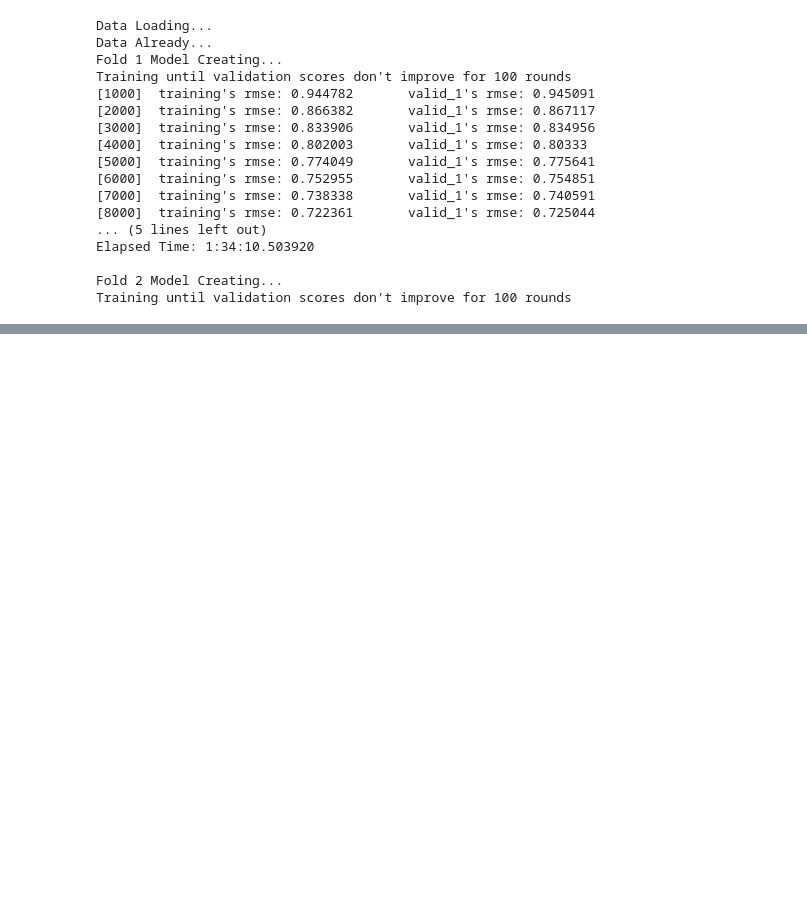
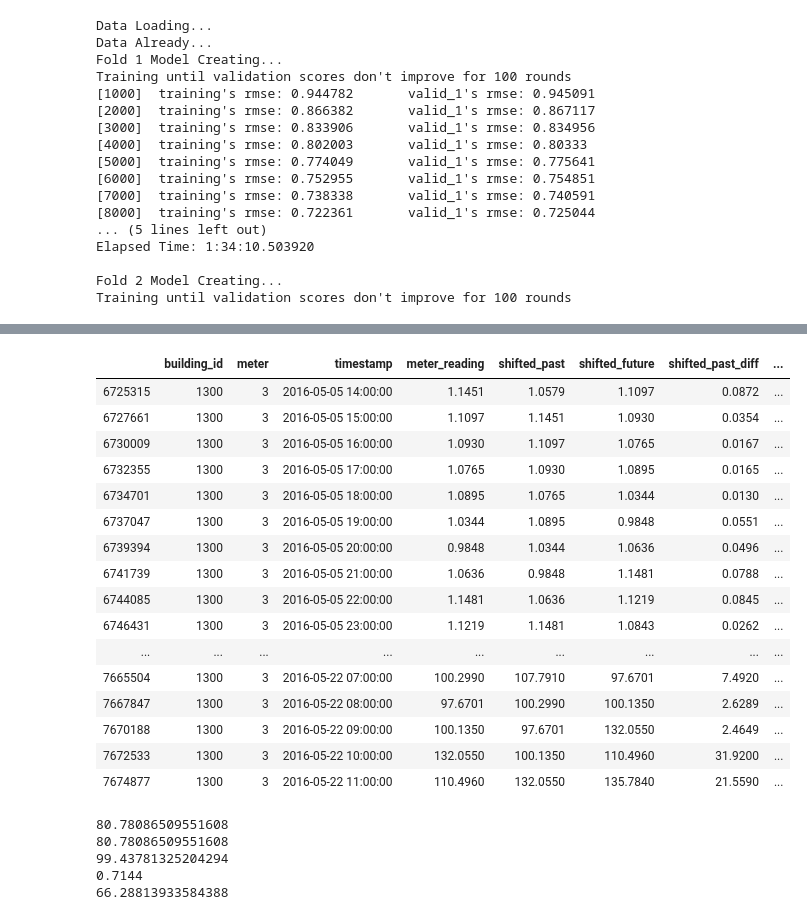
Before and after one commit to navitacion/ashrae-energy-prediction, a Jupyter notebook: notebook/LGBM Baseline.ipynb, the cells around one changed output, grey strips where cells are left out. Cells and saved outputs as stored; diff of their text form; code cells hidden in the pictures; blank space fills up the shorter version.

```diff
--- a/notebook/LGBM Baseline.ipynb
+++ b/notebook/LGBM Baseline.ipynb
@@ -1,4 +1,6 @@
 # %%
+%matplotlib inline
+
 import numpy as np
 import pandas as pd
 import category_encoders as ce
@@ -14,6 +16,9 @@ import lightgbm as lgb
 import matplotlib.pyplot as plt
 import seaborn as sns
 
+pd.set_option('max_rows', 9999)
+pd.set_option('max_columns', 9999)
+
 SEED = 42
 np.random.seed(SEED)
 # %% [markdown]
@@ -75,6 +80,7 @@ def extract_id_meter(df, building_id, meter):
 # %% [markdown]
 # Prepare data
 # %%
+# Preprocessing for Core Data
 def prep_core_data(df):
     # Check lossed Date  ####################################################################
     id_list = []
@@ -97,11 +103,11 @@ def prep_core_data(df):
     })
     del id_list, meter_list, rows_list
 
-    # Fill dropped Date
+    # Fill dropped Date  ####################################################################
     def fill_date(_df, building_id, meter):
         temp = extract_id_meter(_df, building_id, meter)
 
-        dates_DF = pd.DataFrame(pd.date_range('2016-1-1', periods=366*24, freq='H'), columns=['Date'])
+        dates_DF = pd.DataFrame(pd.date_range('2016-1-1', periods=366 * 24, freq='H'), columns=['Date'])
         dates_DF['Date'] = dates_DF['Date'].apply(lambda x: x.strftime('%Y-%m-%d %T'))
 
         temp = pd.merge(temp, dates_DF, how="outer", left_on=['timestamp'], right_on=['Date'])
@@ -121,14 +127,22 @@ def prep_core_data(df):
     # Interpolate    ####################################################################
     for _id in range(df['building_id'].nunique()):
         for meter in df['meter'].unique().tolist():
+            # Extract by building_id, meter
             temp = extract_id_meter(df, _id, meter)
             temp = temp.sort_values(by='timestamp')
 
             if temp.empty:
                 continue
-            # meter_readingが0のものを欠損として扱う
+
+            # Deal the values between 0 and 0 as Nan
+            temp['shifted_past'] = temp['meter_reading'].shift()
+            temp['shifted_future'] = temp['meter_reading'].shift(-1)
+            drop_rows = temp.query("shifted_past == 0 & shifted_future == 0 & meter_reading > 0")
+            df.loc[drop_rows.index, 'meter_reading'] = np.nan
+
+            # Date of meter_reading == 0 deals as NaN
             temp.loc[temp['meter_reading'] == 0, 'meter_reading'] = np.nan
-            # 欠損を内挿で埋める(あまり長い欠損は対象外)
+            # Use Interpolation for Filling NaN
             temp['meter_reading'] = temp['meter_reading'].interpolate(limit_area='inside', limit=5)
             df.loc[temp.index, 'meter_reading'] = temp.loc[temp.index, 'meter_reading']
 
@@ -446,0 +513,3 @@ sub.to_csv("../Output/submission_{}_oof_{:.3f}.csv".format(today, model.oof), in
+# %%
+temp = train[train['building_id'] == 0]
+temp.head(200)
@@ -446,0 +534,42 @@ sub.to_csv("../Output/submission_{}_oof_{:.3f}.csv".format(today, model.oof), in
+# %%
+temp['shifted_past'] = temp['meter_reading'].shift()
+temp['shifted_future'] = temp['meter_reading'].shift(-1)
+temp['shifted_past_diff'] = np.abs(temp['meter_reading'] - temp['shifted_past'])
+temp['shifted_future_diff'] = np.abs(temp['meter_reading'] - temp['shifted_future'])
+temp[3000:4000]
+# %% [output]
+|  | building_id | meter | timestamp | meter_reading | shifted_past | shifted_future | shifted_past_diff | ... |
+| 6725315 | 1300 | 3 | 2016-05-05 14:00:00 | 1.1451 | 1.0579 | 1.1097 | 0.0872 | ... |
+| 6727661 | 1300 | 3 | 2016-05-05 15:00:00 | 1.1097 | 1.1451 | 1.0930 | 0.0354 | ... |
+| 6730009 | 1300 | 3 | 2016-05-05 16:00:00 | 1.0930 | 1.1097 | 1.0765 | 0.0167 | ... |
+| 6732355 | 1300 | 3 | 2016-05-05 17:00:00 | 1.0765 | 1.0930 | 1.0895 | 0.0165 | ... |
+| 6734701 | 1300 | 3 | 2016-05-05 18:00:00 | 1.0895 | 1.0765 | 1.0344 | 0.0130 | ... |
+| 6737047 | 1300 | 3 | 2016-05-05 19:00:00 | 1.0344 | 1.0895 | 0.9848 | 0.0551 | ... |
+| 6739394 | 1300 | 3 | 2016-05-05 20:00:00 | 0.9848 | 1.0344 | 1.0636 | 0.0496 | ... |
+| 6741739 | 1300 | 3 | 2016-05-05 21:00:00 | 1.0636 | 0.9848 | 1.1481 | 0.0788 | ... |
+| 6744085 | 1300 | 3 | 2016-05-05 22:00:00 | 1.1481 | 1.0636 | 1.1219 | 0.0845 | ... |
+| 6746431 | 1300 | 3 | 2016-05-05 23:00:00 | 1.1219 | 1.1481 | 1.0843 | 0.0262 | ... |
+| ... | ... | ... | ... | ... | ... | ... | ... | ... |
+| 7665504 | 1300 | 3 | 2016-05-22 07:00:00 | 100.2990 | 107.7910 | 97.6701 | 7.4920 | ... |
+| 7667847 | 1300 | 3 | 2016-05-22 08:00:00 | 97.6701 | 100.2990 | 100.1350 | 2.6289 | ... |
+| 7670188 | 1300 | 3 | 2016-05-22 09:00:00 | 100.1350 | 97.6701 | 132.0550 | 2.4649 | ... |
+| 7672533 | 1300 | 3 | 2016-05-22 10:00:00 | 132.0550 | 100.1350 | 110.4960 | 31.9200 | ... |
+| 7674877 | 1300 | 3 | 2016-05-22 11:00:00 | 110.4960 | 132.0550 | 135.7840 | 21.5590 | ... |
+# %%
+std_past = temp['shifted_past_diff'].std()
+std_future = temp['shifted_future_diff'].std()
+std_ = temp['meter_reading'].std()
+median = temp['meter_reading'].median()
+mean = temp['meter_reading'].mean()
+
+print(std_past)
+print(std_future)
+print(std_)
+print(median)
+print(mean)
+# %% [output]
+80.78086509551608
+80.78086509551608
+99.43781325204294
+0.7144
+66.28813933584388
```
Also changed, not shown: parts of 8 cells of this notebook, 2 other files.
